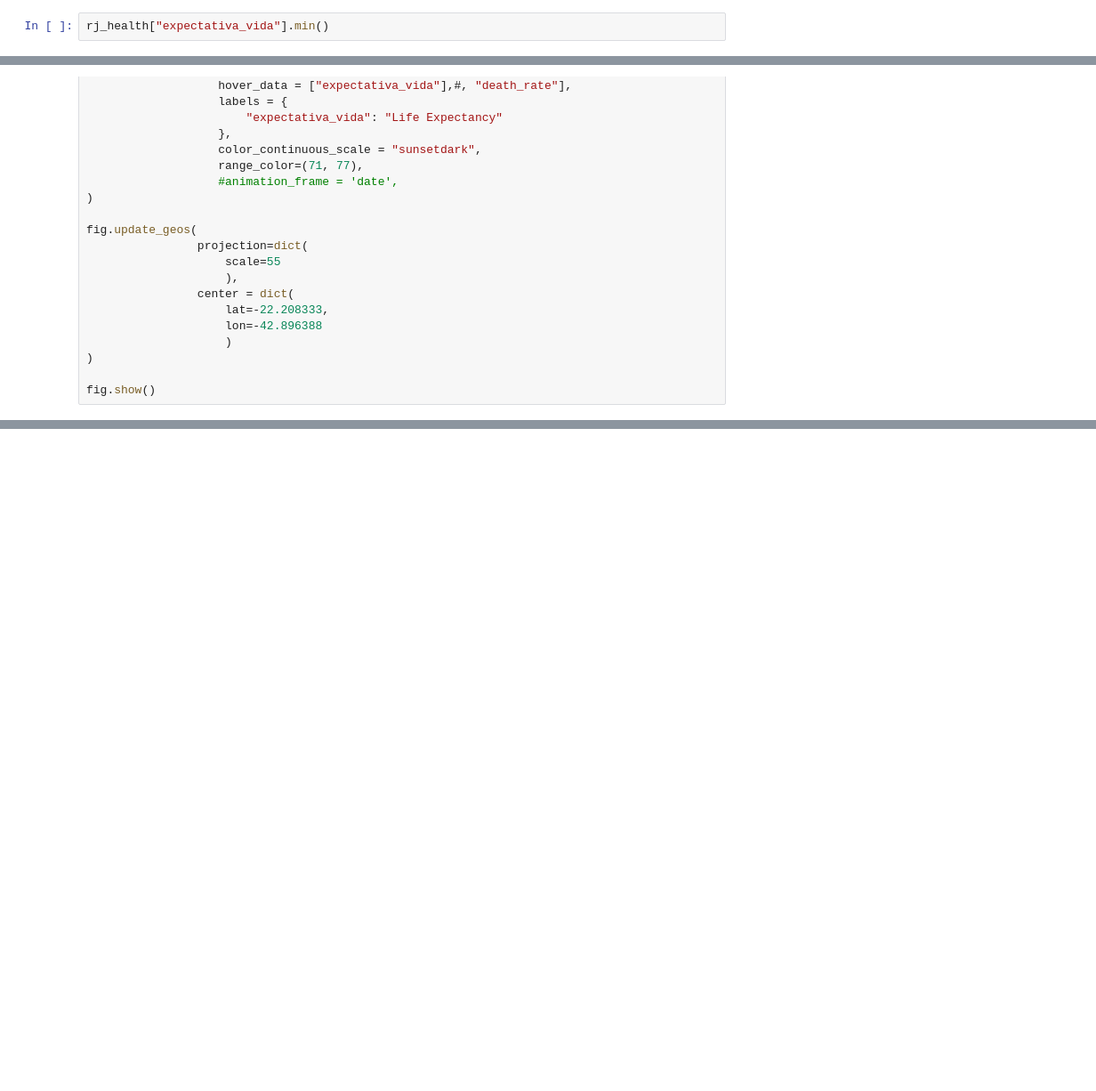
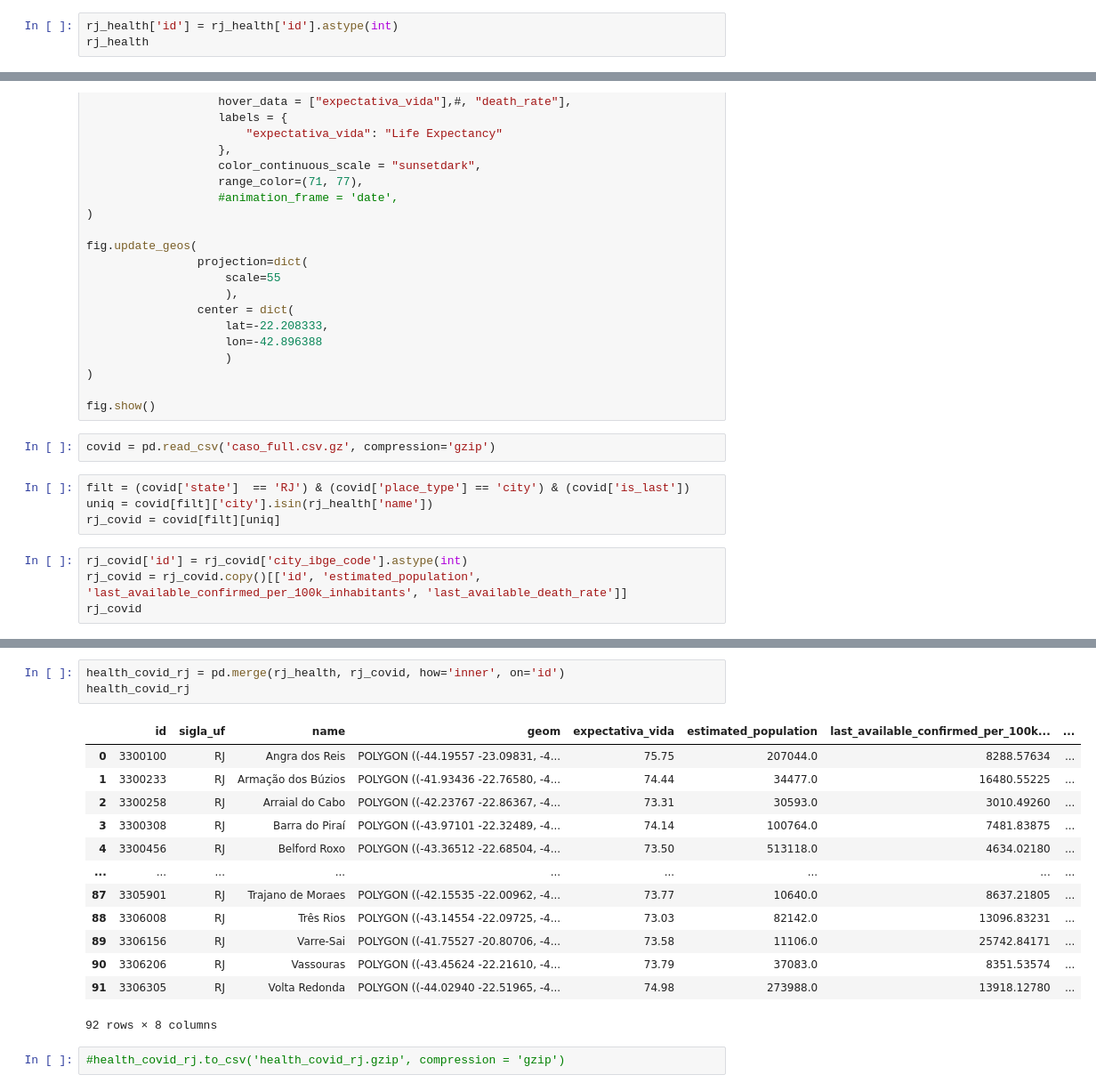
Before and after one commit to barrafas/IDH-Covid-Analysis-RJ, a Jupyter notebook: health_analysis.ipynb, the cells around one changed output, grey strips where cells are left out. Shown at 89% size. Drawn from its saved outputs; the diff is of its cells as text; blank space fills up the shorter version.

Commit message:
Adding covid health data

```diff
--- a/health_analysis.ipynb
+++ b/health_analysis.ipynb
@@ -55,5 +55,6 @@ rj_health.plot(column ='expectativa_vida',figsize= (10,10))
 # %%
 #gdf[gdf['sigla_uf']== 'RJ'].plot(figsize= (10,10),cmap='tab20b')
 # %%
-rj_health["expectativa_vida"].min()
+rj_health['id'] = rj_health['id'].astype(int)
+rj_health
 # %% [output]
@@ -84,3 +97,13 @@ fig.update_geos(
 )
 
 fig.show()
+# %%
+covid = pd.read_csv('caso_full.csv.gz', compression='gzip')
+# %%
+filt = (covid['state']  == 'RJ') & (covid['place_type'] == 'city') & (covid['is_last'])
+uniq = covid[filt]['city'].isin(rj_health['name'])
+rj_covid = covid[filt][uniq]
+# %%
+rj_covid['id'] = rj_covid['city_ibge_code'].astype(int)
+rj_covid = rj_covid.copy()[['id', 'estimated_population', 'last_available_confirmed_per_100k_inhabitants', 'last_available_death_rate']]
+rj_covid
@@ -86,0 +124,19 @@ fig.show()
+# %%
+health_covid_rj = pd.merge(rj_health, rj_covid, how='inner', on='id')
+health_covid_rj
+# %% [output]
+|  | id | sigla_uf | name | geom | expectativa_vida | estimated_population | last_available_confirmed_per_100k... | ... |
+| 0 | 3300100 | RJ | Angra dos Reis | POLYGON ((-44.19557 -23.09831, -4... | 75.75 | 207044.0 | 8288.57634 | ... |
+| 1 | 3300233 | RJ | Armação dos Búzios | POLYGON ((-41.93436 -22.76580, -4... | 74.44 | 34477.0 | 16480.55225 | ... |
+| 2 | 3300258 | RJ | Arraial do Cabo | POLYGON ((-42.23767 -22.86367, -4... | 73.31 | 30593.0 | 3010.49260 | ... |
+| 3 | 3300308 | RJ | Barra do Piraí | POLYGON ((-43.97101 -22.32489, -4... | 74.14 | 100764.0 | 7481.83875 | ... |
+| 4 | 3300456 | RJ | Belford Roxo | POLYGON ((-43.36512 -22.68504, -4... | 73.50 | 513118.0 | 4634.02180 | ... |
+| ... | ... | ... | ... | ... | ... | ... | ... | ... |
+| 87 | 3305901 | RJ | Trajano de Moraes | POLYGON ((-42.15535 -22.00962, -4... | 73.77 | 10640.0 | 8637.21805 | ... |
+| 88 | 3306008 | RJ | Três Rios | POLYGON ((-43.14554 -22.09725, -4... | 73.03 | 82142.0 | 13096.83231 | ... |
+| 89 | 3306156 | RJ | Varre-Sai | POLYGON ((-41.75527 -20.80706, -4... | 73.58 | 11106.0 | 25742.84171 | ... |
+| 90 | 3306206 | RJ | Vassouras | POLYGON ((-43.45624 -22.21610, -4... | 73.79 | 37083.0 | 8351.53574 | ... |
+| 91 | 3306305 | RJ | Volta Redonda | POLYGON ((-44.02940 -22.51965, -4... | 74.98 | 273988.0 | 13918.12780 | ... |
+92 rows × 8 columns
+# %%
+#health_covid_rj.to_csv('health_covid_rj.gzip', compression = 'gzip')
```
Also changed, not shown: parts of 4 cells of this notebook, 1 other file.
